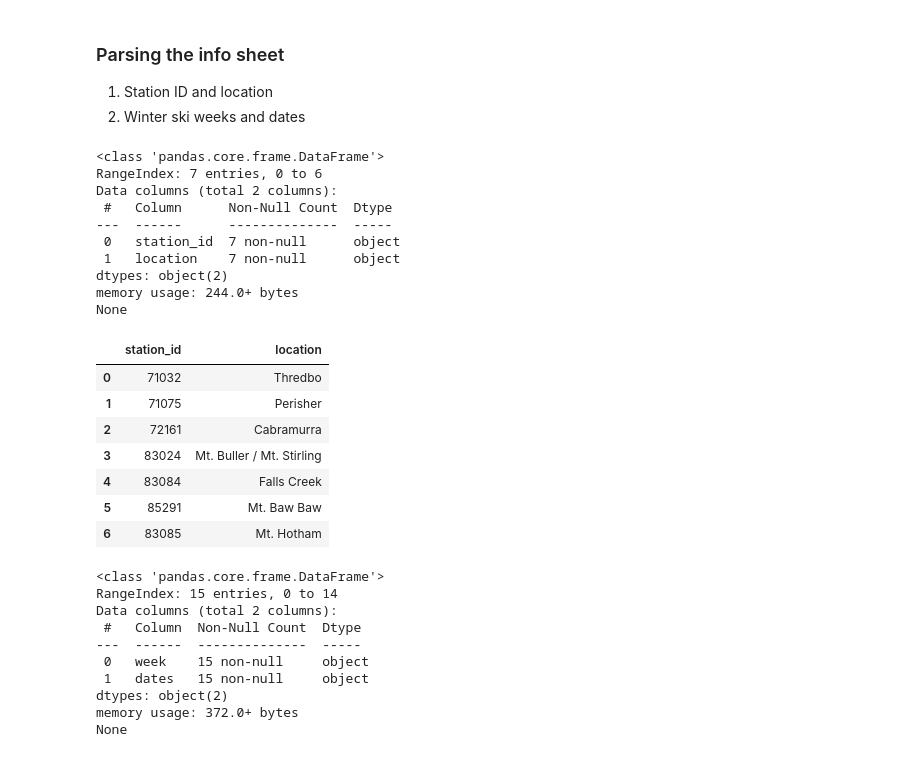
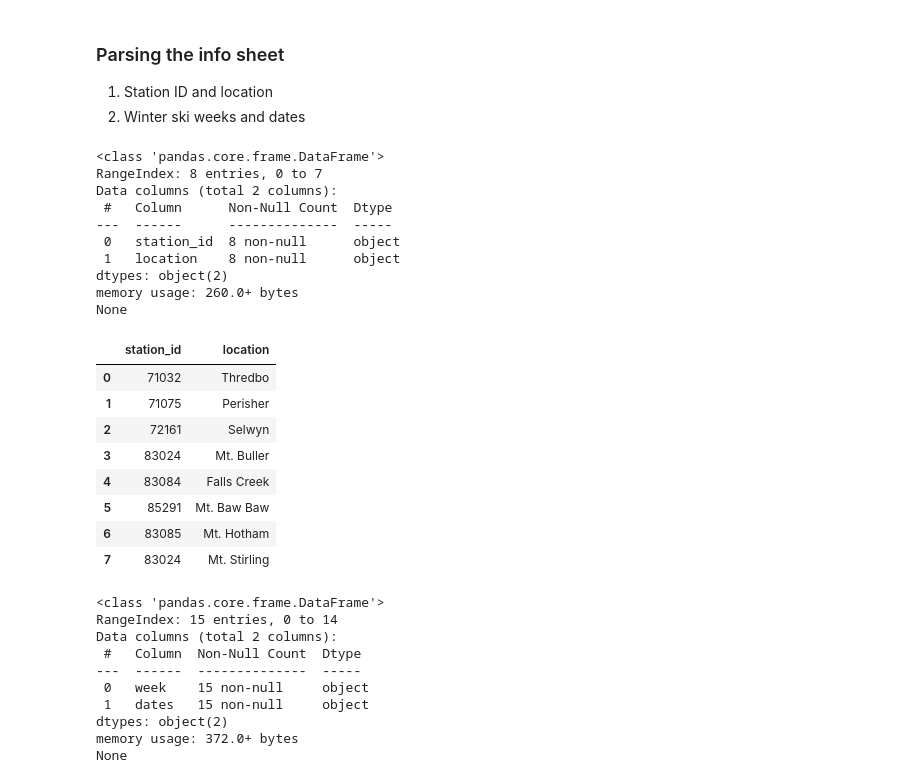
Before and after one commit to bsri0004/R2B2, a Jupyter notebook: src/data_parsing.ipynb, the cells around one changed output. Cells and saved outputs as stored; diff of their text form; code cells hidden in the pictures.

```diff
--- a/src/data_parsing.ipynb
+++ b/src/data_parsing.ipynb
@@ -19,37 +19,39 @@ info_data, visitation_data, climate_data = [v for _, v in excel_sheets.items()]
 # %%
 location_id = info_data.iloc[21:26,1].copy()
 location_id = pd.DataFrame(location_id.str.split(" - ").to_list(), columns=["station_id", "location"])
 
-st_id = (85291, 83085)
-resort = ("Mt. Baw Baw", "Mt. Hotham")
+st_id = (85291, 83085, 83024)
+resort = ("Mt. Baw Baw", "Mt. Hotham", "Mt. Stirling")
 addtl_rows = [{"station_id": id, "location": loc} for id, loc in zip(st_id, resort)]
 location_id = pd.concat([location_id, pd.DataFrame(addtl_rows)]).reset_index(drop=True)
 location_id["location"] = location_id["location"].str.replace(" AWS", "").str.replace(" SMHEA", "")
-location_id.loc[location_id.station_id=="83024", "location"] = "Mt. Buller / Mt. Stirling"
+location_id.loc[location_id.station_id=="83024", "location"] = "Mt. Buller"
+location_id.loc[location_id.station_id=="72161", "location"] = "Selwyn"
 location_id = location_id.astype({"station_id": str})
 
 print(location_id.info())
 
 location_id
 # %% [output]
 <class 'pandas.core.frame.DataFrame'>
-RangeIndex: 7 entries, 0 to 6
+RangeIndex: 8 entries, 0 to 7
 Data columns (total 2 columns):
  #   Column      Non-Null Count  Dtype
 ---  ------      --------------  -----
- 0   station_id  7 non-null      object
- 1   location    7 non-null      object
+ 0   station_id  8 non-null      object
+ 1   location    8 non-null      object
 dtypes: object(2)
-memory usage: 244.0+ bytes
+memory usage: 260.0+ bytes
 None
 |  | station_id | location |
 | 0 | 71032 | Thredbo |
 | 1 | 71075 | Perisher |
-| 2 | 72161 | Cabramurra |
-| 3 | 83024 | Mt. Buller / Mt. Stirling |
+| 2 | 72161 | Selwyn |
+| 3 | 83024 | Mt. Buller |
 | 4 | 83084 | Falls Creek |
 | 5 | 85291 | Mt. Baw Baw |
 | 6 | 83085 | Mt. Hotham |
+| 7 | 83024 | Mt. Stirling |
 # %%
 ski_season_dates = (info_data.iloc[35:, 1:].copy()
                     .rename(columns={"Unnamed: 1": "week", "Unnamed: 2": "dates"})
```
Also changed, not shown: parts of 9 cells of this notebook, 3 other files.
